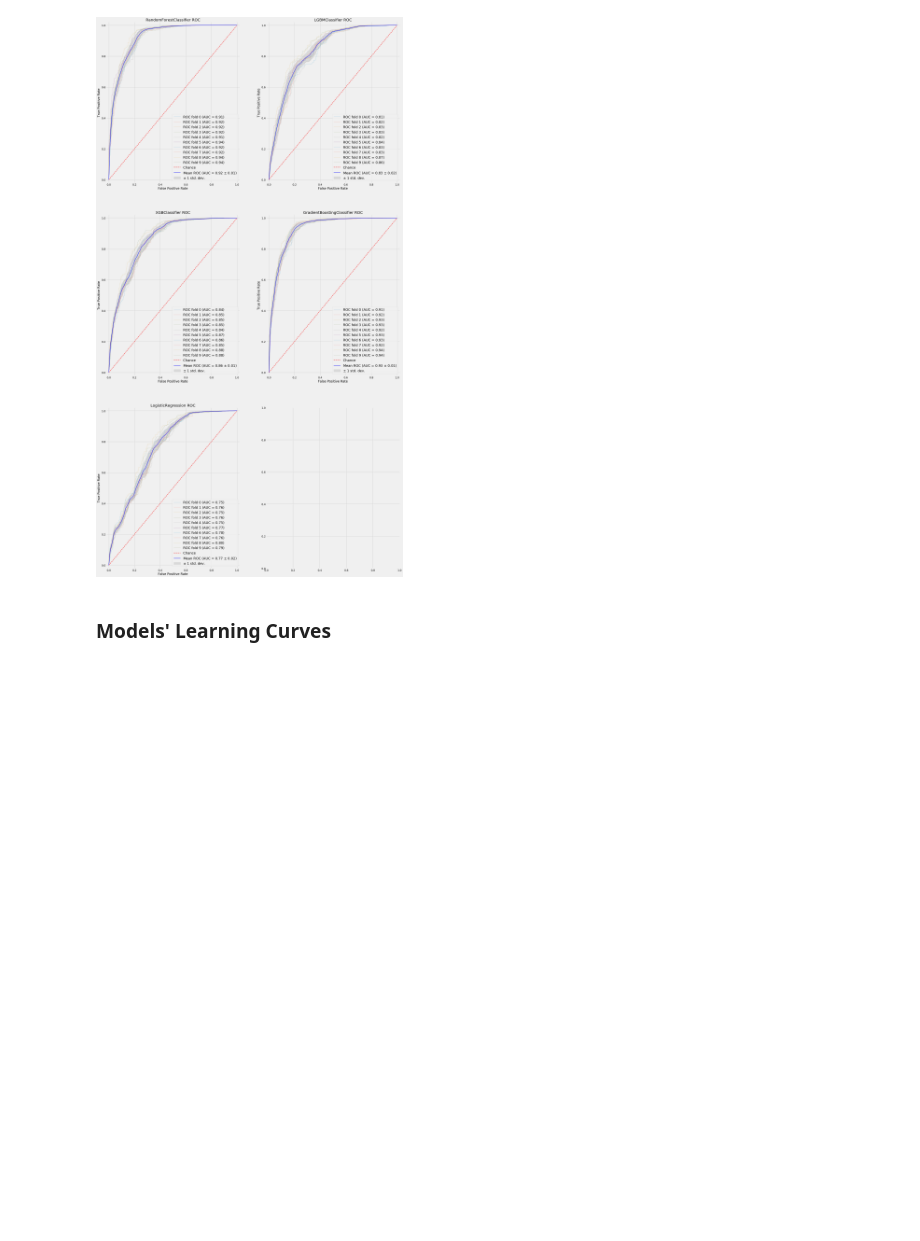
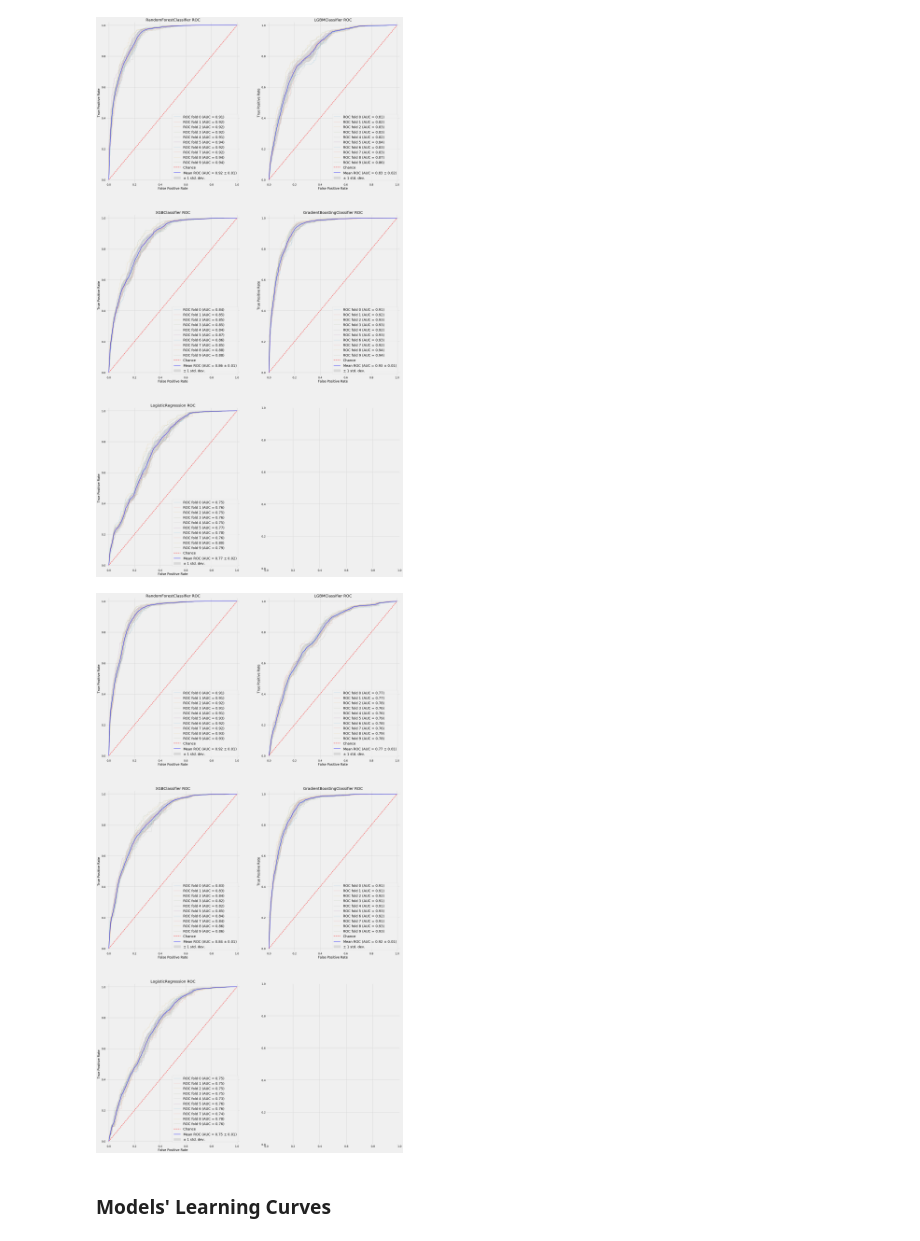
Before and after one commit to cristobalza/spotify_my_songs_classifier, a Jupyter notebook: my_songs_models.ipynb, the cells around one changed output. Saved outputs shown, nothing was run; the diff lists cells and outputs as text; code cells hidden in the pictures; blank space fills up the shorter version.

Commit message:
solved typo on deleting pca roc curves

```diff
--- a/my_songs_models.ipynb
+++ b/my_songs_models.ipynb
@@ -711,6 +711,10 @@ pca_models_f1
 compare_roc_curves(estimators, cv, X, y)
 # %% [output]
 [figure]
+# %%
+compare_roc_curves(estimators, cv, songs_projections_df, y)
+# %% [output]
+[figure, added]
 # %% [markdown]
 ### Models' Learning Curves
 # %%
```
